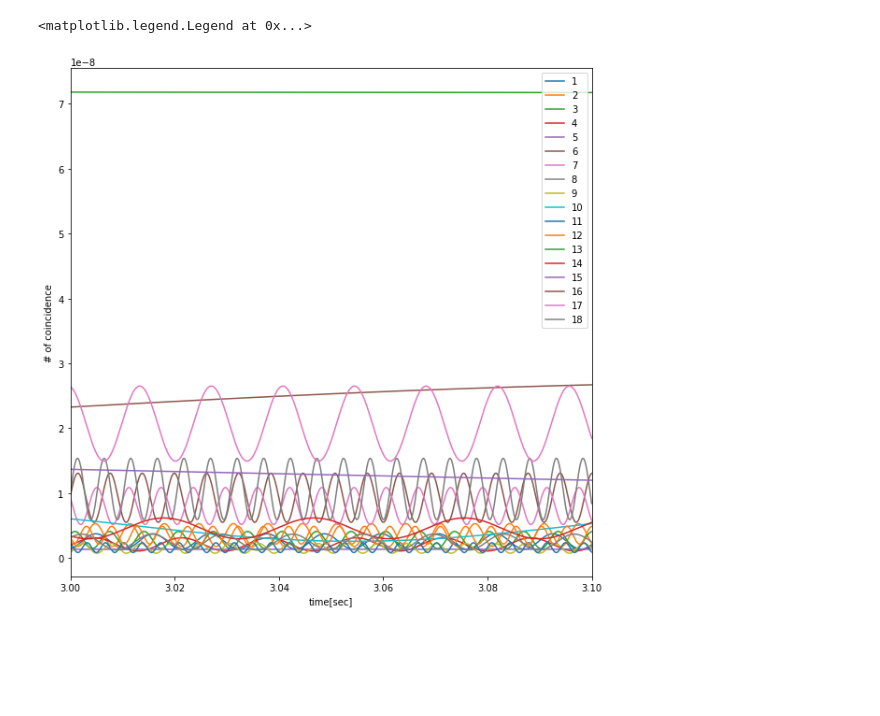
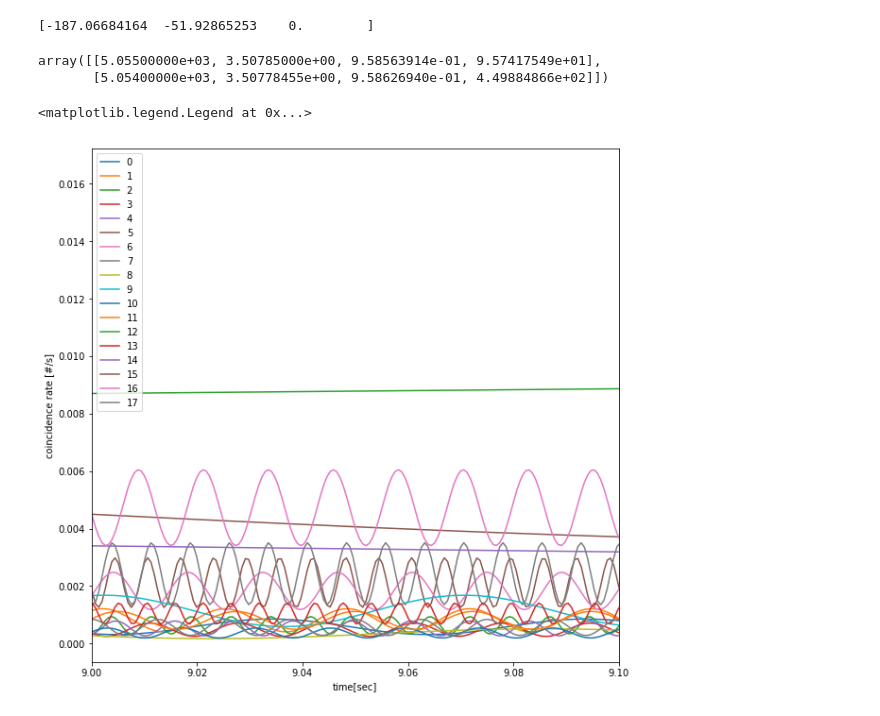
Before and after one commit to zhichen3/QA-sim, a Jupyter notebook: notebook/BSC_test.ipynb, the cells around one changed output. Cells and saved outputs as stored; diff of their text form; code cells hidden in the pictures; blank space fills up the shorter version.

```diff
--- a/notebook/BSC_test.ipynb
+++ b/notebook/BSC_test.ipynb
@@ -30,10 +27,11 @@ pos_t_NS = [[-1.3,0.1,6.4*10**(6)],[-1.3,0.10003,6.40002*10**(6)]]
 pos_t_SE = [[-1.3,0.1,6.4*10**(6)],[-1.30002,0.10002,6.399977*10**(6)]]
 
 #NEW YORK COORD but the overall baseline is E-W, with B ~ 270m
-pos_t_NY = [[-1.3,0.71,6.0*10**(6)],[-1.300016,0.7099713,6.0002*10**(6)]]
-
+#pos_t_NY = [[-1.3,0.71,6.0*10**(6)],[-1.300016,0.7099713,6.0002*10**(6)]]
+pos_t_NY = [[-1.3,0.71,6.4*10**(6)],[-1.30004,0.71,6.4*10**(6)]]
 #[RA,DEC,S] in rad and Jy for flux density
-pos = BSC.BSC_filter(pos_t_NY)
+pos = BSC.BSC_filter(pos_t_NY,3)
 print(pos.shape)
-T = 10.0  #Period of observation[sec]
+T = 30.0  #Period of observation[sec]
+print(pos)
 # %% [output]
@@ -41,2 +55,2 @@ T = 10.0  #Period of observation[sec]
 # %%
-num, t, baseline = QT.get_num_photon(pos,pos_t_NY,lam,T,'pos')
+num, t, baseline, excess = QT.get_num_photon(pos,pos_t_NY,lam,T,'pos')
@@ -68,17 +57,25 @@ array([[[2.48400000e+03, 1.76841123e+00, 2.25069903e-01, 1.64854719e+02],
+# %%
+print(baseline)  #[X,Y,Z]'
+l = 15
+pos[l][1]-pos[l][0]
+pos[15]
+# %% [output]
+[-187.06684164  -51.92865253    0.        ]
+array([[5.05500000e+03, 3.50785000e+00, 9.58563914e-01, 9.57417549e+01],
+       [5.05400000e+03, 3.50778455e+00, 9.58626940e-01, 4.49884866e+02]])
 # %%
 N = t.size
 plt.figure(figsize=(10,10))
-plt.xlim([3.0,3.1])
+plt.xlim([9.0,9.1])
 #plt.ylim([0.0,5.0*10**(-9)])
 for i in range(18):
-    j=i+1
-    plt.plot(t[N/4:N/2],num[j,N/4:N/2],label= j)
+    plt.plot(t[N/4:N/2],num[i,N/4:N/2],label= i)
 
-plt.xlabel('time[sec]');plt.ylabel('# of coincidence')
+plt.xlabel('time[sec]');plt.ylabel('coincidence rate [#/s]')
 plt.legend()
 
 #There is one shows 0 number of coincidence because its current position is outside of
 # telescope plane. Need longer period of observation so Earth is rotated by sufficiently.
 # %% [output]
 <matplotlib.legend.Legend at 0x...>
-[figure, old version]
+[figure, new version]
```
Also changed, not shown: parts of 35 cells of this notebook, 4 other files.
